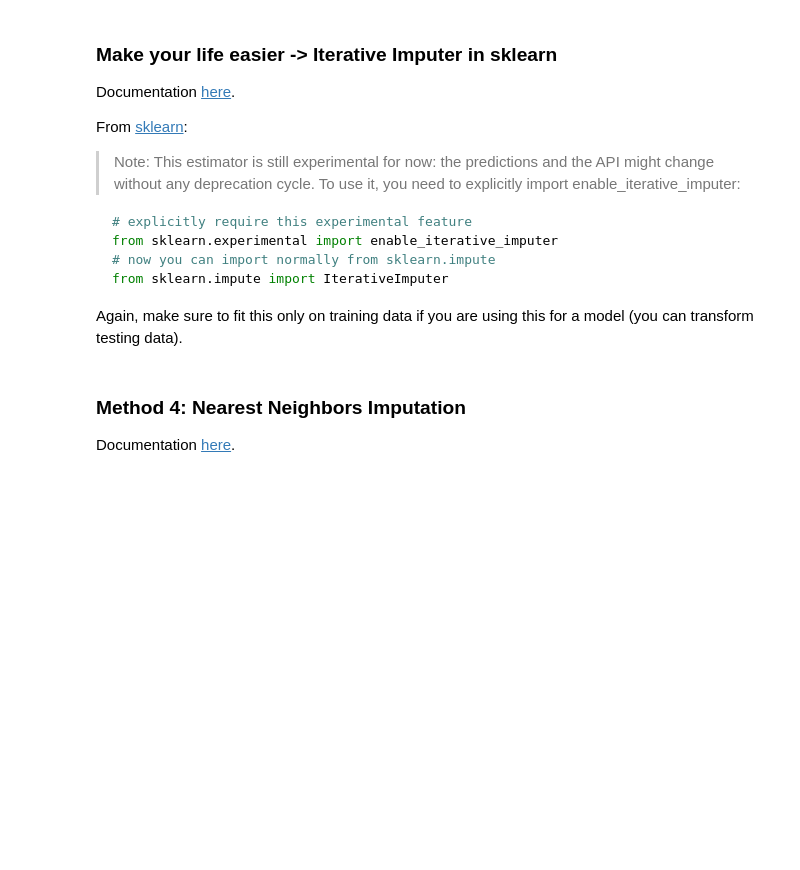
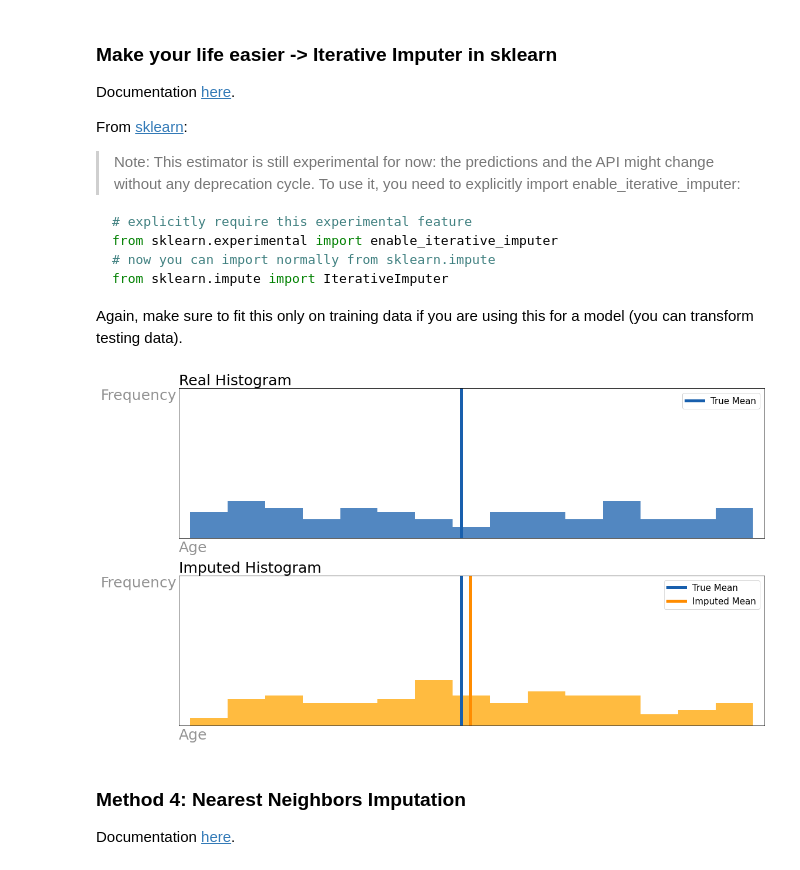
Before and after one commit to msamhz/GA-Lessons, a Jupyter notebook: 3.08-lesson-missing-data/starter-code.ipynb, the cells around one changed output. Drawn from its saved outputs; the diff is of its cells as text; code cells hidden in the pictures; blank space fills up the shorter version.

```diff
--- a/3.08-lesson-missing-data/starter-code.ipynb
+++ b/3.08-lesson-missing-data/starter-code.ipynb
@@ -23,8 +23,8 @@ np.random.seed(42)
 # %%
 # Bring in our data of age, partnered, children, and income data
 # where income is linearly related to age, partnered, and children.
-income = pd.read_csv('../data/income.csv')
-income_missing = pd.read_csv('../data/income_missing.csv')
+income = pd.read_csv('data/income.csv')
+income_missing = pd.read_csv('data/income_missing.csv')
 
 # Check out first 10 rows
 income_missing.head(10)
@@ -225,7 +329,20 @@ from sklearn.impute import IterativeImputer
 from sklearn.linear_model import LinearRegression
 # %%
 # re-load data
-income_missing = pd.read_csv('../data/income_missing.csv')
+income_missing = pd.read_csv('data/income_missing.csv')
+# %%
+it_imp = IterativeImputer(estimator = LinearRegression())
+
+it_imp_income_missing = it_imp.fit_transform(income_missing)
+
+it_imp_income_missing = pd.DataFrame(it_imp_income_missing, columns = income_missing.columns)
+# %%
+compare_histograms(imputed_column = it_imp_income_missing['age'],
+                   original_column = income['age'],
+                   x_label = 'Age',
+                   y_label = 'Frequency')
+# %% [output]
+[figure, added]
 # %%
 # try it with the defaul model
 income_missing = pd.read_csv('../data/income_missing.csv')
```
Also changed, not shown: parts of 28 cells of this notebook, 1 other file.
